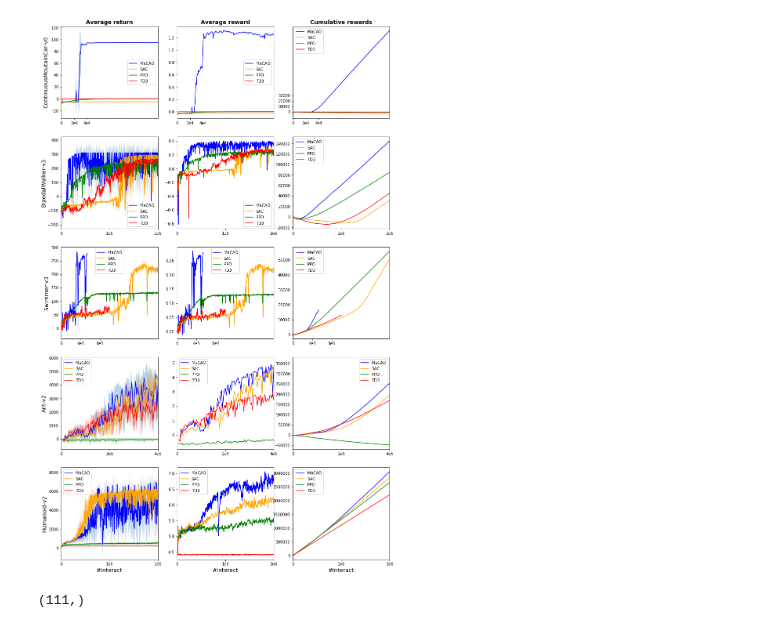
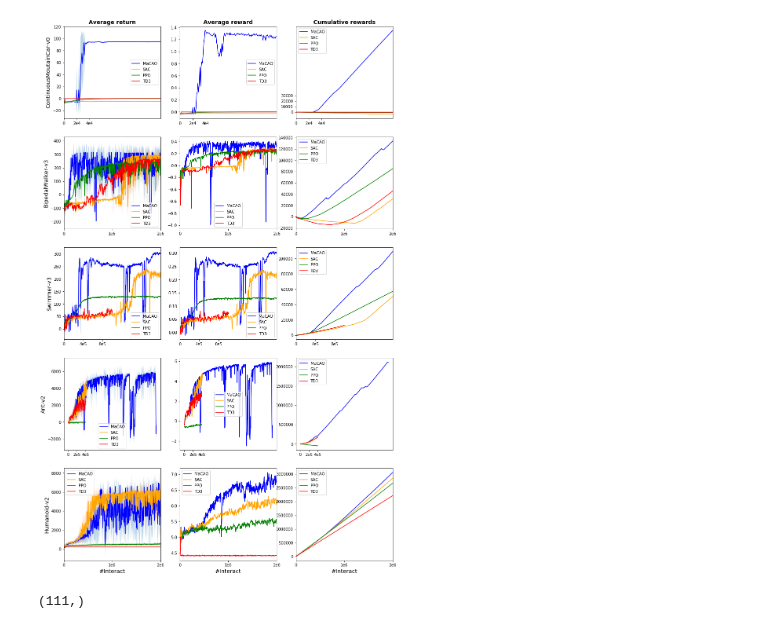
Before and after one commit to gdbmanu/VariationalRL, a Jupyter notebook: 211029-MaCAO-comparison.ipynb, the cells around one changed output. Cells and saved outputs as stored; diff of their text form; code cells hidden in the pictures.

```diff
--- a/211029-MaCAO-comparison.ipynb
+++ b/211029-MaCAO-comparison.ipynb
@@ -23,22 +23,25 @@ base_dir='/home/dauce/Recherche/stages/Laurene Carminatti 2021/'
 color = ['blue', 'orange', 'green','red','magenta']
 labels = ['MaCAO','SAC', 'PPO', 'TD3']
 # %%
-mountain_expes = ['spinningup/data/mountaincar_macao_test/mountaincar_macao_test_s0',
-         'spinningup/data/mountaincar_sac_test/mountaincar_sac_test_s0',
-           'spinningup/data/mountaincar_ppo_test/mountaincar_ppo_test_s0',
-            'spinningup/data/mountaincar_td3_test_sta1000/mountaincar_td3_test_sta1000_s0']
+mountain_expes = ['spinningup/data/mountaincar_macao_test/mountaincar_macao_test_s1',
+         'spinningup/data/mountaincar_sac_test/mountaincar_sac_test_s1',
+           'spinningup/data/mountaincar_ppo_test/mountaincar_ppo_test_s1',
+            'spinningup/data/mountaincar_td3_test_sta1000/mountaincar_td3_test_sta1000_s1']
 
 swimmer_expes = ['spinningup/data/swimmer_macao_test/swimmer_macao_test_s1',
          'spinningup/data/swimmer_sac_test/swimmer_sac_test_s1',
-           'spinningup/data/swimmer_ppo_test/swimmer_ppo_test_s1',
+           'spinningup/data/swimmer_ppo_test/swimmer_ppo_test_s2',
            'spinningup/data/td3-swimmer/td3-swimmer_s0']
 
-walker_expes = ['test/e3d-sac-walker-BETA=30-k=10-E3D=True-zu-ep-1600-noproj3',
+walker_expes = [#'test/e3d-sac-walker-BETA=30-k=10-E3D=True-zu-ep-1600-noproj3',
+                #'test/e3d-mountain-BETA=30-k=30-E3D=True-zw-bandwidth-0.1-test',
+                'test/e3d-walker-BETA=30-k=100-E3D=True-zv-bandwidth-0.03', #0.1',
           'test/e3d-sac-walker-BETA=30-k=10-E3D=False-zu-ep-1600-noproj3' ,
            'spinningup/data/ppo-bipedal/ppo-bipedal_s0',
            'spinningup/data/td3-bipedal/td3-bipedal_s0']
 
-ant_expes = ['test/e3d-sac-ant-BETA=10-k=3-E3D=True-zt-det-256',
+ant_expes = [#'test/e3d-sac-ant-BETA=10-k=3-E3D=True-zt-det-256',
+             'test/e3d-ant-BETA=10-k=10-E3D=True-zw-bandwidth-0.3', #-min-obs_c',
          'test/sac-ant-BETA=5-k=10-E3D=False-256',
            'spinningup/data/ppo-ant/ppo-ant_s0',
            'spinningup/data/td3-ant/td3-ant_s0']
@@ -213,7 +216,7 @@ for i, expe in enumerate(ant_expes):
     plt.plot()
 ax.legend()
 ax.set_ylabel('Ant-v2', fontsize=14)
-ax.set_xlim(0,4e5)
+#ax.set_xlim(0,4e5)
 ax.set_xticks((0,2e5,4e5))
 ax.set_xticklabels(('0','2e5','4e5'))
 
@@ -229,7 +232,7 @@ for i, expe in enumerate(ant_expes):
     ax.plot(mat.TotalEnvInteracts, avg_ret, c=color[i], label=labels[i])
 #ax.set_xlabel('#Interact')
 ax.legend()
-ax.set_xlim(0,4e5)
+#ax.set_xlim(0,4e5)
 ax.set_xticks((0,2e5,4e5))
 ax.set_xticklabels(('0','2e5','4e5'))
 
@@ -244,7 +247,7 @@ for i, expe in enumerate(ant_expes):
     ax.plot(mat.TotalEnvInteracts, np.cumsum(avg_ret), c=color[i], label=labels[i])
 #ax.set_xlabel('#Interact')
 ax.legend()
-ax.set_xlim(0,4e5)
+#ax.set_xlim(0,4e5)
 ax.set_xticks((0,2e5,4e5))
 ax.set_xticklabels(('0','2e5','4e5'))
 
@@ -277,34 +280,34 @@ for i, expe in enumerate(humanoid_expes):
     duration = mat['EpLen']
     avg_ret = total_ret / duration
     ax.plot(mat.TotalEnvInteracts, avg_ret, c=color[i], label=labels[i])
 #ax.set_xlabel('#Interact')
 ax.legend()
 ax.set_xlim(0,2e6)
 ax.set_xticks((0,1e6,2e6))
 ax.set_xticklabels(('0','1e6','2e6'))
 ax.set_xlabel('#Interact', fontsize=14)
 
 
 ax = plt.subplot(5,3,15)
 steps_per_epoch = 1000
 for i, expe in enumerate(humanoid_expes):
     output_dir = base_dir + expe
     mat = pandas.read_csv(output_dir+'/progress.txt','\t')
     total_ret = mat['AverageEpRet']
     duration = mat['EpLen']
     avg_ret = total_ret / duration * steps_per_epoch
     ax.plot(mat.TotalEnvInteracts, np.cumsum(avg_ret), c=color[i], label=labels[i])
 #ax.set_xlabel('#Interact')
 ax.legend()
 ax.set_xlim(0,2e6)
 ax.set_xticks((0,1e6,2e6))
 ax.set_xticklabels(('0','1e6','2e6'))
 ax.set_xlabel('#Interact', fontsize=14)
 
 
 plt.savefig('211029_macao_cmp.pdf', bbox_inches='tight')
 # %% [output]
-[figure, old version]
+[figure, new version]
 # %%
 env = gym.make('Ant-v2')
 # %%
```
Also changed, not shown: parts of 1 cell of this notebook, 1 other file.
